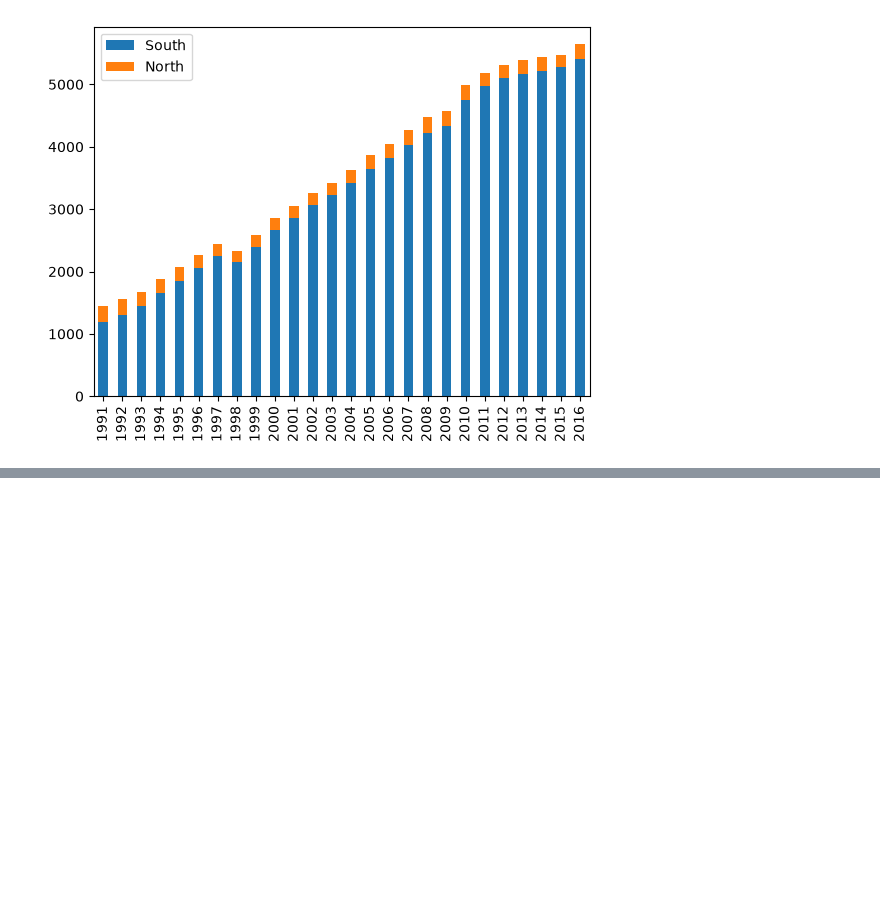
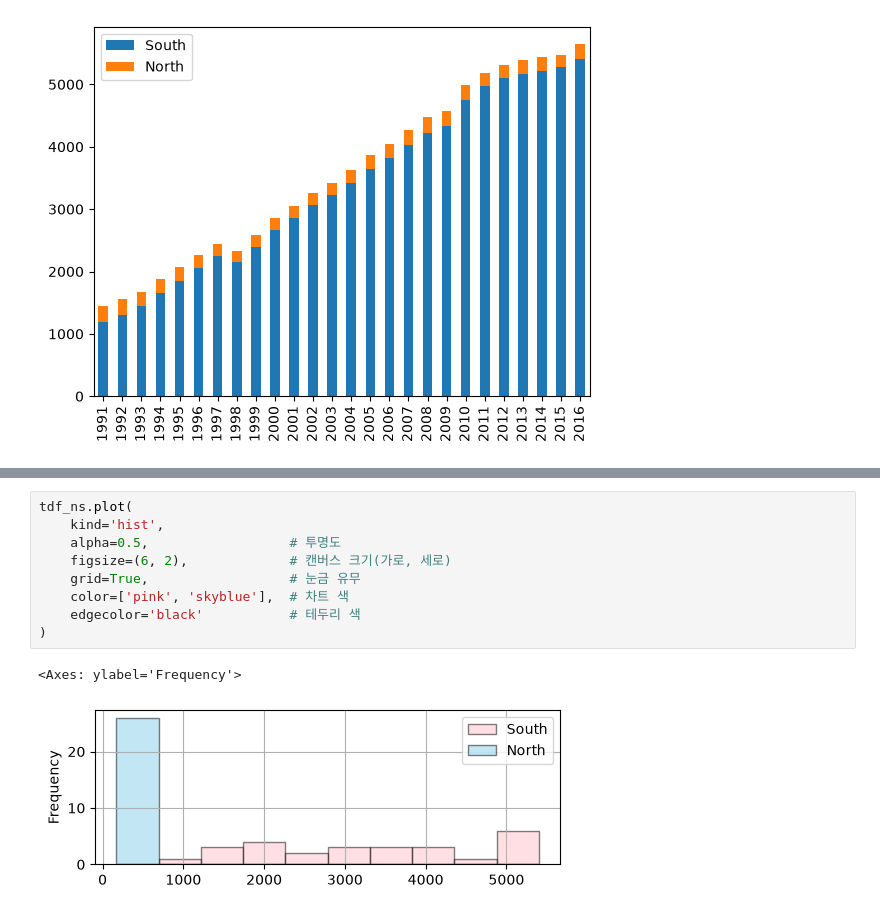
Before and after one commit to ChaeYeongJi/18_data_analytics, a Jupyter notebook: 03_판다스내장그래프도구.ipynb, the cells around one changed output, grey strips where cells are left out. Drawn from its saved outputs; the diff is of its cells as text; blank space fills up the shorter version.

```diff
--- a/03_판다스내장그래프도구.ipynb
+++ b/03_판다스내장그래프도구.ipynb
@@ -81,0 +88,12 @@ tdf_ns.plot(kind='bar', stacked=True)
+# %%
+tdf_ns.plot(
+    kind='hist',
+    alpha=0.5,                  # 투명도
+    figsize=(6, 2),             # 캔버스 크기(가로, 세로)
+    grid=True,                  # 눈금 유무
+    color=['pink', 'skyblue'],  # 차트 색
+    edgecolor='black'           # 테두리 색
+)
+# %% [output]
+<Axes: ylabel='Frequency'>
+[figure, added]
```
Also changed, not shown: parts of 5 cells of this notebook.
